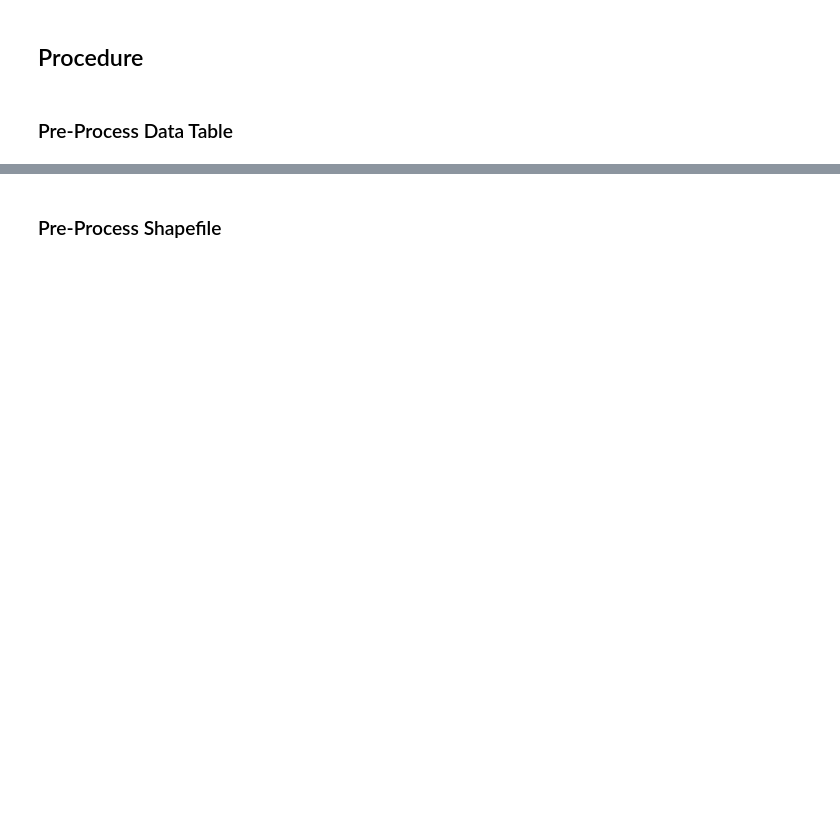
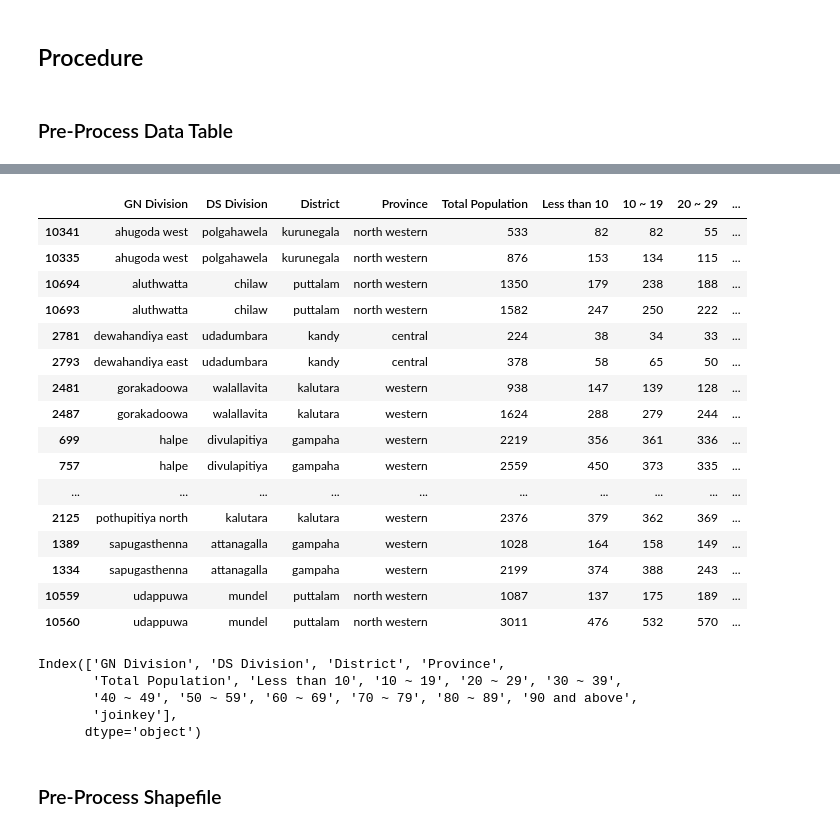
Before and after one commit to spatialthoughts/python-tutorials, a Jupyter notebook: performing_table_joins.ipynb, the cells around one changed output, grey strips where cells are left out. Cells and saved outputs as stored; diff of their text form; code cells hidden in the pictures; blank space fills up the shorter version.

```diff
--- a/performing_table_joins.ipynb
+++ b/performing_table_joins.ipynb
@@ -87,3 +73,7 @@ Downloaded data/GN_Division_Age_Group_of_Population.csv
 ## Procedure
 # %% [markdown]
 ### Pre-Process Data Table
+# %%
+csv_path = os.path.join(data_folder, csv_file)
+df = pd.read_csv(csv_path)
+df
@@ -89,0 +94,9 @@ Downloaded data/GN_Division_Age_Group_of_Population.csv
+# %%
+df_processed = df.copy()
+df_processed['GN Division'] = df_processed['GN Division'].str.lower().str.strip()
+df_processed['DS Division'] = df_processed['DS Division'].str.lower().str.strip()
+df_processed['District'] = df_processed['District'].str.lower().str.strip()
+df_processed['Province'] = df_processed['Province'].str.lower().str.strip()
+
+df_processed['joinkey'] = df_processed['GN Division'] + df_processed['DS Division'] + df_processed['District'] + df_processed['Province']
+df_processed
@@ -89,0 +117,29 @@ Downloaded data/GN_Division_Age_Group_of_Population.csv
+# %%
+duplicate_df = df_processed[df_processed.duplicated('joinkey', keep=False)].sort_values('joinkey')
+duplicate_df
+# %% [output]
+|  | GN Division | DS Division | District | Province | Total Population | Less than 10 | 10 ~ 19 | 20 ~ 29 | ... |
+| 10341 | ahugoda west | polgahawela | kurunegala | north western | 533 | 82 | 82 | 55 | ... |
+| 10335 | ahugoda west | polgahawela | kurunegala | north western | 876 | 153 | 134 | 115 | ... |
+| 10694 | aluthwatta | chilaw | puttalam | north western | 1350 | 179 | 238 | 188 | ... |
+| 10693 | aluthwatta | chilaw | puttalam | north western | 1582 | 247 | 250 | 222 | ... |
+| 2781 | dewahandiya east | udadumbara | kandy | central | 224 | 38 | 34 | 33 | ... |
+| 2793 | dewahandiya east | udadumbara | kandy | central | 378 | 58 | 65 | 50 | ... |
+| 2481 | gorakadoowa | walallavita | kalutara | western | 938 | 147 | 139 | 128 | ... |
+| 2487 | gorakadoowa | walallavita | kalutara | western | 1624 | 288 | 279 | 244 | ... |
+| 699 | halpe | divulapitiya | gampaha | western | 2219 | 356 | 361 | 336 | ... |
+| 757 | halpe | divulapitiya | gampaha | western | 2559 | 450 | 373 | 335 | ... |
+| ... | ... | ... | ... | ... | ... | ... | ... | ... | ... |
+| 2125 | pothupitiya north | kalutara | kalutara | western | 2376 | 379 | 362 | 369 | ... |
+| 1389 | sapugasthenna | attanagalla | gampaha | western | 1028 | 164 | 158 | 149 | ... |
+| 1334 | sapugasthenna | attanagalla | gampaha | western | 2199 | 374 | 388 | 243 | ... |
+| 10559 | udappuwa | mundel | puttalam | north western | 1087 | 137 | 175 | 189 | ... |
+| 10560 | udappuwa | mundel | puttalam | north western | 3011 | 476 | 532 | 570 | ... |
+# %%
+df_processed.columns
+# %% [output]
+Index(['GN Division', 'DS Division', 'District', 'Province',
+       'Total Population', 'Less than 10', '10 ~ 19', '20 ~ 29', '30 ~ 39',
+       '40 ~ 49', '50 ~ 59', '60 ~ 69', '70 ~ 79', '80 ~ 89', '90 and above',
+       'joinkey'],
+      dtype='object')
```
Also changed, not shown: parts of 10 cells of this notebook.
